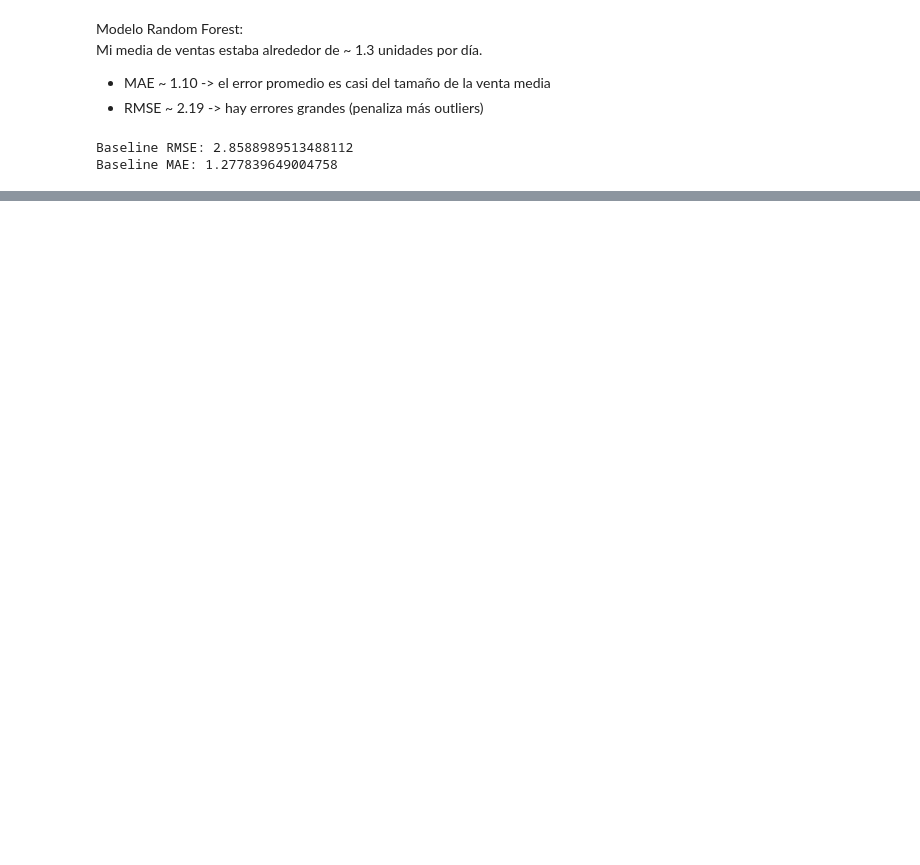
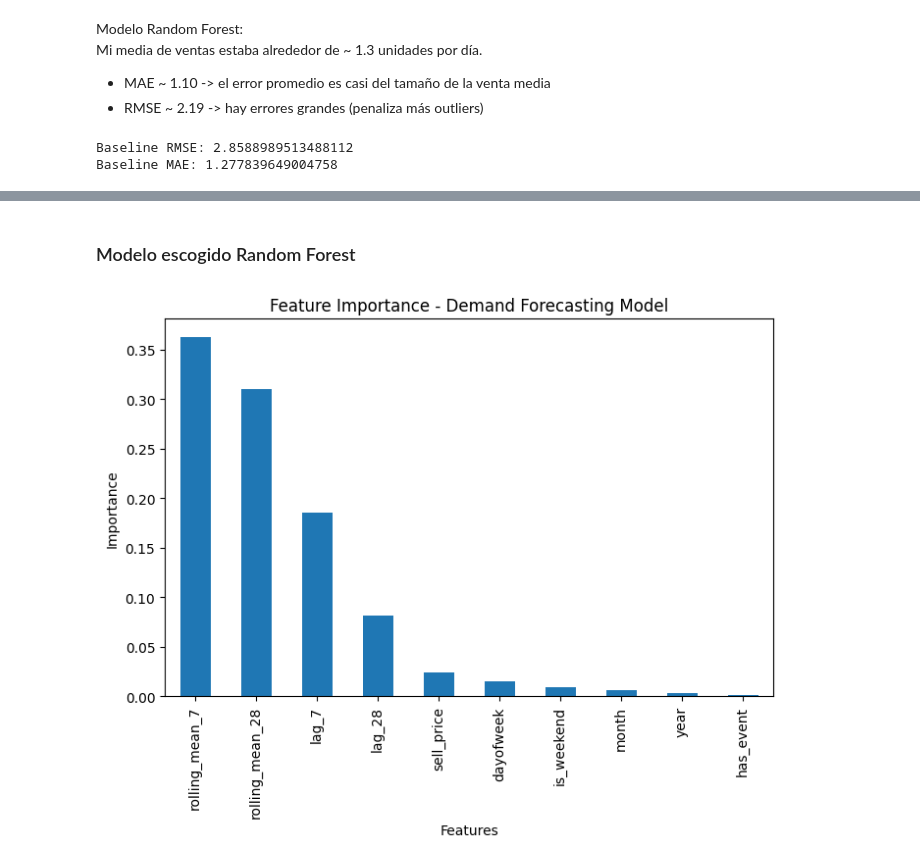
Before and after one commit to MonicaFernandezM/M5_forecasting, a Jupyter notebook: notebook/02_feature_engineering.ipynb, the cells around one changed output, grey strips where cells are left out. Cells and saved outputs as stored; diff of their text form; code cells hidden in the pictures; blank space fills up the shorter version.

```diff
--- a/notebook/02_feature_engineering.ipynb
+++ b/notebook/02_feature_engineering.ipynb
@@ -167,0 +203,14 @@ plt.show()
+# %%
+rf = RandomForestRegressor(random_state=42, n_jobs=-1)
+# %%
+rf_search = RandomizedSearchCV(
+    rf,
+    param_distributions=param_rf,
+    n_iter=15,
+    cv=tscv,
+    scoring="neg_mean_squared_error",
+    verbose=1,
+    random_state=42,
+    n_jobs=-1)
+# %%
+rf_search.fit(X_train_sample, y_train_sample)
@@ -167,0 +229,2 @@ plt.show()
+# %%
+best_rf = rf_search.best_estimator_
@@ -167,0 +371,14 @@ plt.show()
+# %% [markdown]
+### Modelo escogido Random Forest
+# %%
+importance = pd.Series(best_rf.feature_importances_, index=features)
+importance = importance.sort_values(ascending=False)
+
+plt.figure(figsize=(8,5))
+importance.plot(kind="bar")
+plt.title("Feature Importance - Demand Forecasting Model")
+plt.ylabel("Importance")
+plt.xlabel("Features")
+plt.show()
+# %% [output]
+[figure, added]
```
Also changed, not shown: parts of 45 cells of this notebook, 4 other files.
